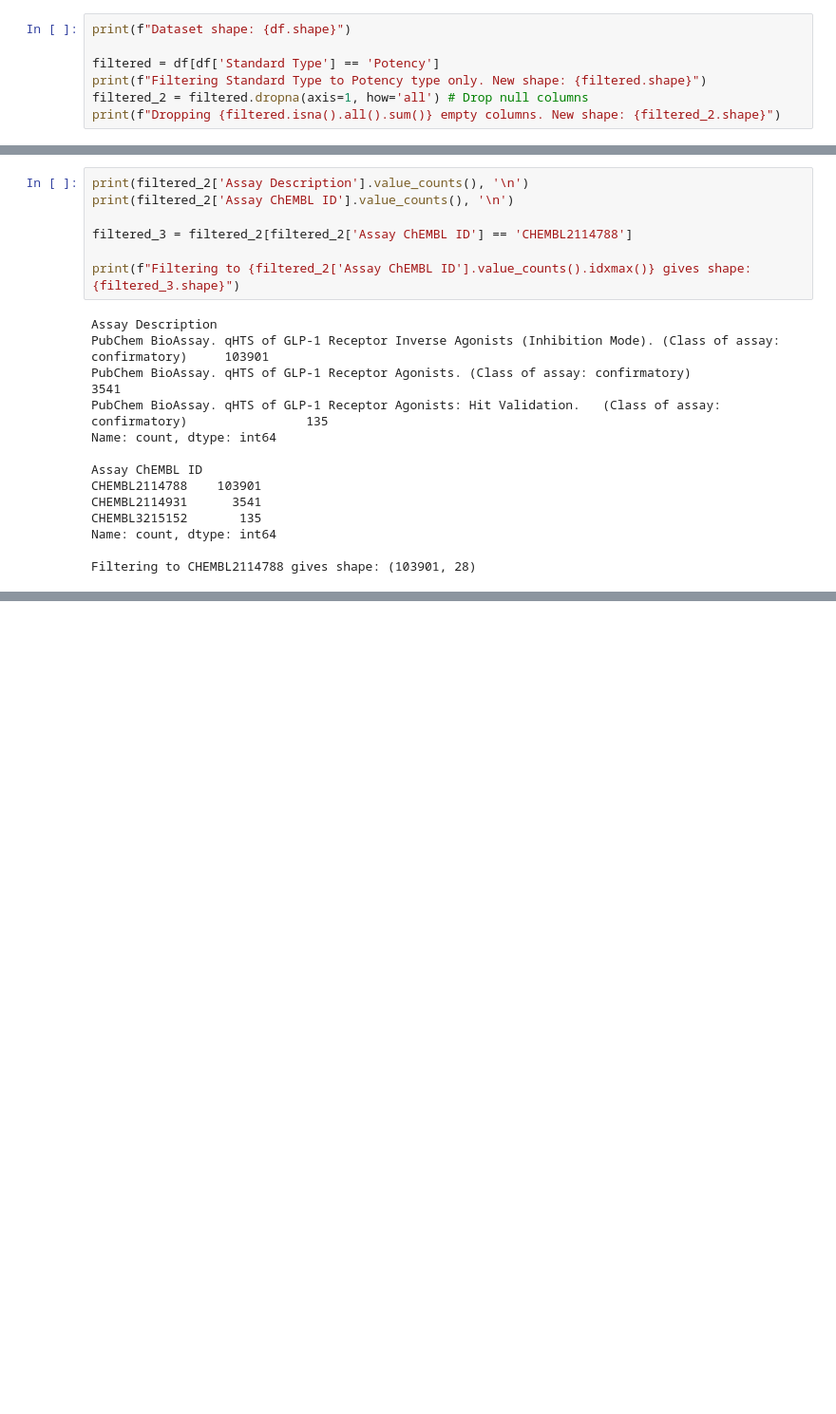
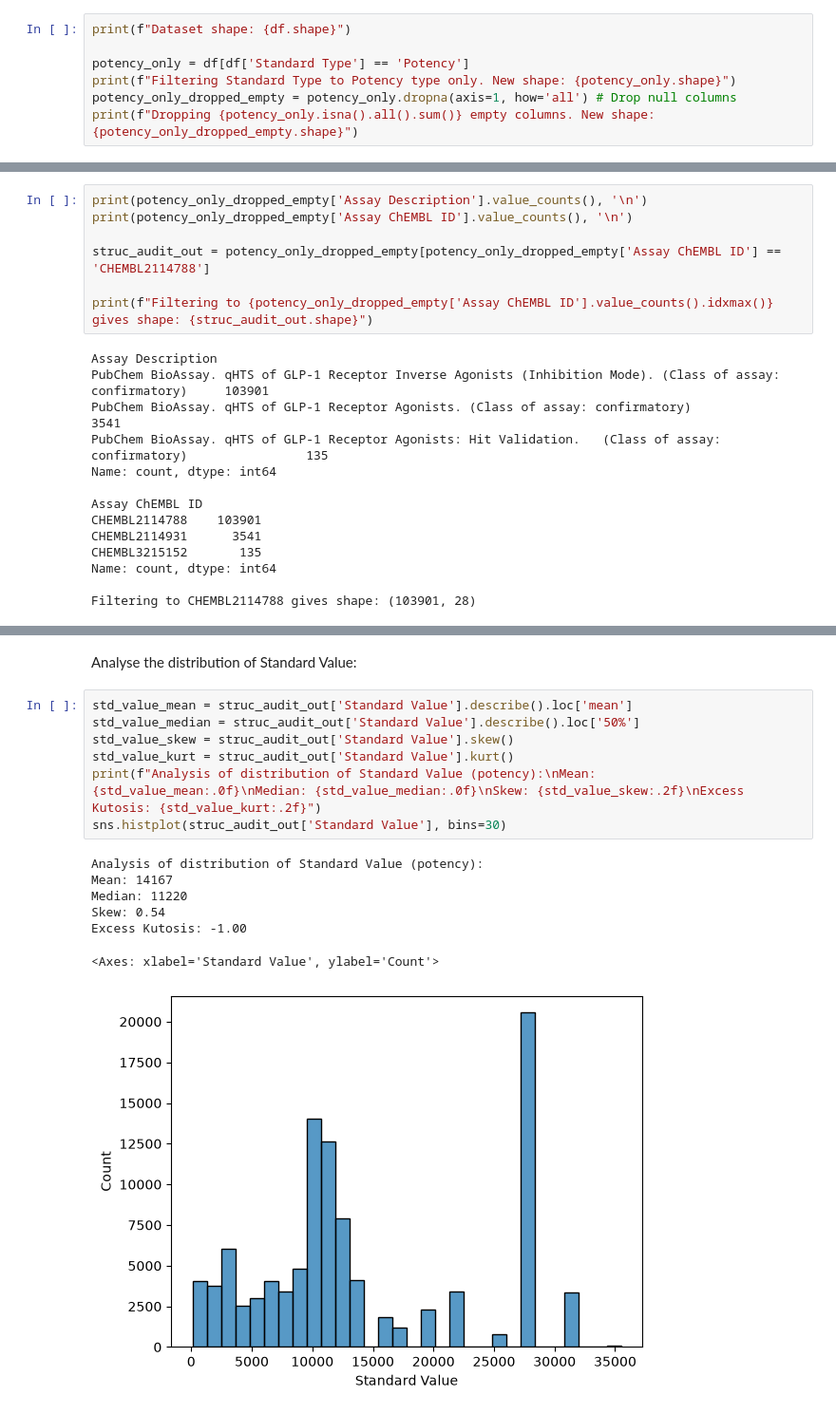
Before and after one commit to TomSCarter/week_9_chembl_eda, a Jupyter notebook: notebooks/Full_5_step_GLP1_EDA.ipynb, the cells around one changed output, grey strips where cells are left out. Shown at 95% size. Drawn from its saved outputs; the diff is of its cells as text; blank space fills up the shorter version.

Commit message:
Typo in day2 log. Added Univariate analysis to final notebook

```diff
--- a/notebooks/Full_5_step_GLP1_EDA.ipynb
+++ b/notebooks/Full_5_step_GLP1_EDA.ipynb
@@ -200,10 +200,10 @@ Filtering to only 'Potency' type measurements and dropping empty columns:
 # %%
 print(f"Dataset shape: {df.shape}")
 
-filtered = df[df['Standard Type'] == 'Potency']
-print(f"Filtering Standard Type to Potency type only. New shape: {filtered.shape}")
-filtered_2 = filtered.dropna(axis=1, how='all') # Drop null columns
-print(f"Dropping {filtered.isna().all().sum()} empty columns. New shape: {filtered_2.shape}")
+potency_only = df[df['Standard Type'] == 'Potency']
+print(f"Filtering Standard Type to Potency type only. New shape: {potency_only.shape}")
+potency_only_dropped_empty = potency_only.dropna(axis=1, how='all') # Drop null columns
+print(f"Dropping {potency_only.isna().all().sum()} empty columns. New shape: {potency_only_dropped_empty.shape}")
 # %% [output]
 Dataset shape: (113886, 48)
 Filtering Standard Type to Potency type only. New shape: (107577, 48)
@@ -213,10 +215,10 @@ Which assays are contained in the data:
 # %%
-print(filtered_2['Assay Description'].value_counts(), '\n')
-print(filtered_2['Assay ChEMBL ID'].value_counts(), '\n')
+print(potency_only_dropped_empty['Assay Description'].value_counts(), '\n')
+print(potency_only_dropped_empty['Assay ChEMBL ID'].value_counts(), '\n')
 
-filtered_3 = filtered_2[filtered_2['Assay ChEMBL ID'] == 'CHEMBL2114788']
+struc_audit_out = potency_only_dropped_empty[potency_only_dropped_empty['Assay ChEMBL ID'] == 'CHEMBL2114788']
 
-print(f"Filtering to {filtered_2['Assay ChEMBL ID'].value_counts().idxmax()} gives shape: {filtered_3.shape}")
+print(f"Filtering to {potency_only_dropped_empty['Assay ChEMBL ID'].value_counts().idxmax()} gives shape: {struc_audit_out.shape}")
 # %% [output]
 Assay Description
 PubChem BioAssay. qHTS of GLP-1 Receptor Inverse Agonists (Inhibition Mode). (Class of assay: confirmatory)     103901
@@ -246,0 +241,17 @@ Potency-only inverse agonist dataset shape:(21412, 28)
+# %% [markdown]
+Analyse the distribution of Standard Value:
+# %%
+std_value_mean = struc_audit_out['Standard Value'].describe().loc['mean']
+std_value_median = struc_audit_out['Standard Value'].describe().loc['50%']
+std_value_skew = struc_audit_out['Standard Value'].skew()
+std_value_kurt = struc_audit_out['Standard Value'].kurt()
+print(f"Analysis of distribution of Standard Value (potency):\nMean: {std_value_mean:.0f}\nMedian: {std_value_median:.0f}\nSkew: {std_value_skew:.2f}\nExcess Kutosis: {std_value_kurt:.2f}")
+sns.histplot(struc_audit_out['Standard Value'], bins=30)
+# %% [output]
+Analysis of distribution of Standard Value (potency):
+Mean: 14167
+Median: 11220
+Skew: 0.54
+Excess Kutosis: -1.00
+<Axes: xlabel='Standard Value', ylabel='Count'>
+[figure, added]
```
Also changed, not shown: parts of 26 cells of this notebook, 1 other file.
